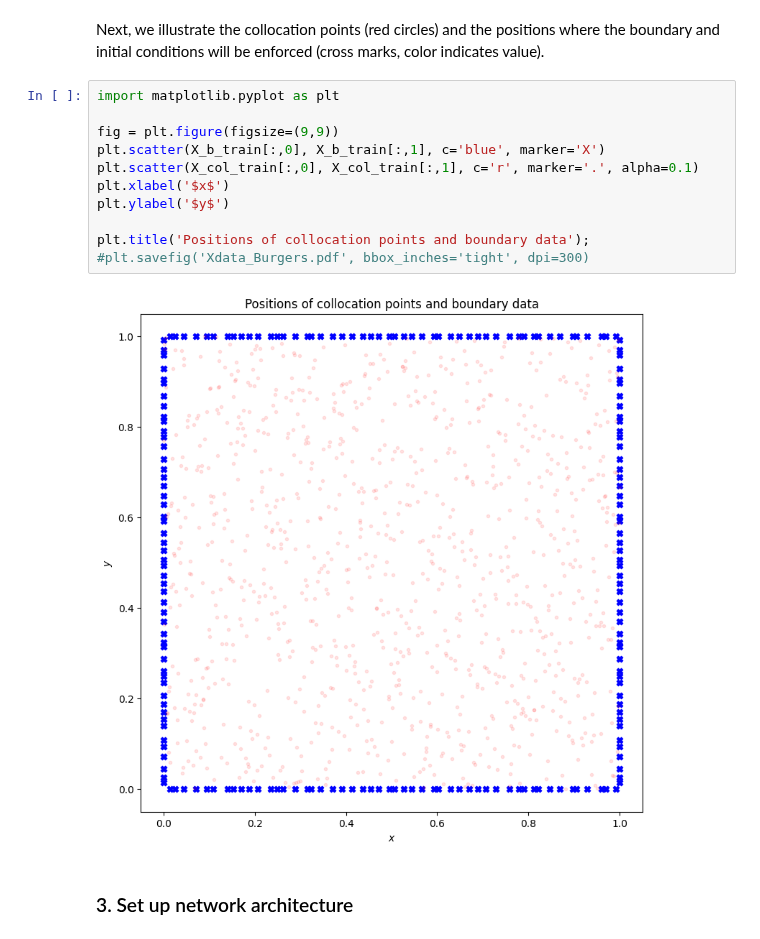
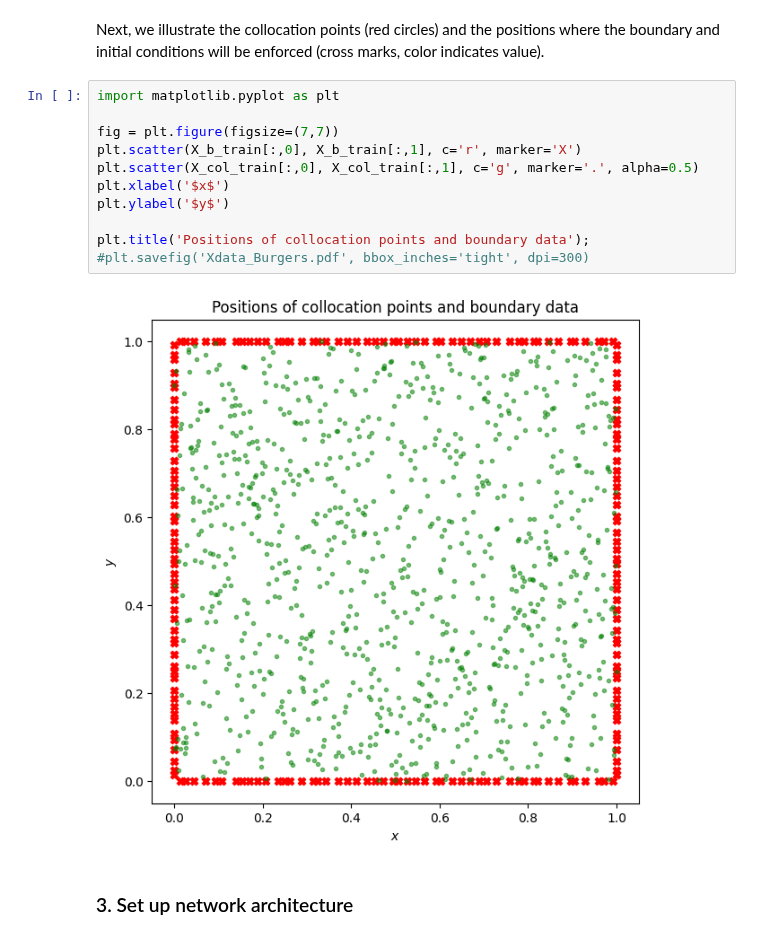
Before and after one commit to submerged-in-matrix/PINN_2D_Elasticity, a Jupyter notebook: Notebook/P_3_PINN_Linear_Elasticity.ipynb, the cells around one changed output. Drawn from its saved outputs; the diff is of its cells as text.

```diff
--- a/Notebook/P_3_PINN_Linear_Elasticity.ipynb
+++ b/Notebook/P_3_PINN_Linear_Elasticity.ipynb
@@ -212,16 +212,16 @@ Next, we illustrate the collocation points (red circles) and the positions where
 # %%
 import matplotlib.pyplot as plt
 
-fig = plt.figure(figsize=(9,9))
-plt.scatter(X_b_train[:,0], X_b_train[:,1], c='blue', marker='X')
-plt.scatter(X_col_train[:,0], X_col_train[:,1], c='r', marker='.', alpha=0.1)
+fig = plt.figure(figsize=(7,7))
+plt.scatter(X_b_train[:,0], X_b_train[:,1], c='r', marker='X')
+plt.scatter(X_col_train[:,0], X_col_train[:,1], c='g', marker='.', alpha=0.5)
 plt.xlabel('$x$')
 plt.ylabel('$y$')
 
 plt.title('Positions of collocation points and boundary data');
 #plt.savefig('Xdata_Burgers.pdf', bbox_inches='tight', dpi=300)
 # %% [output]
-[figure, old version]
+[figure, new version]
 # %% [markdown]
 ### 3. Set up network architecture
 # %%
```
Also changed, not shown: parts of 6 cells of this notebook, 1 other file.
